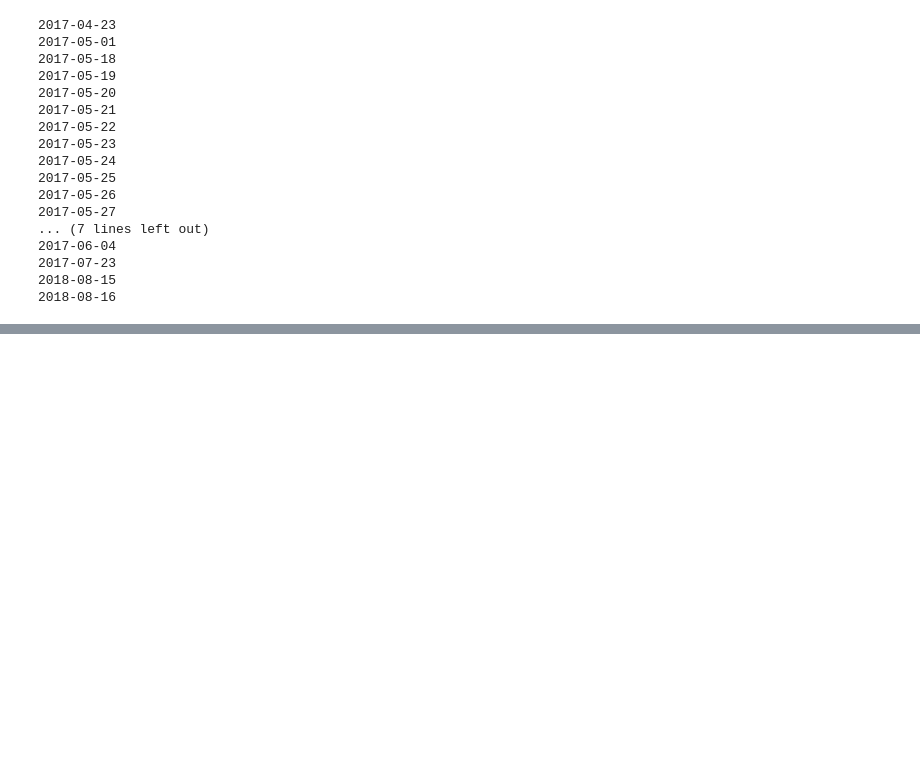
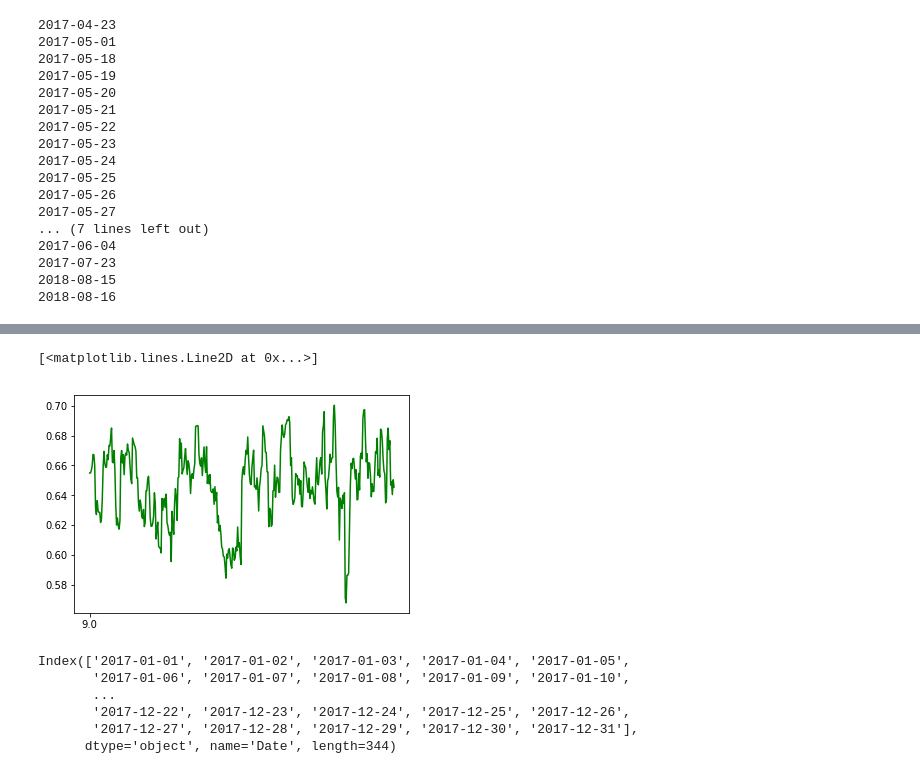
Before and after one commit to ajt025/Moodsic, a Jupyter notebook: Scraping url.ipynb, the cells around one changed output, grey strips where cells are left out. Saved outputs shown, nothing was run; the diff lists cells and outputs as text; code cells hidden in the pictures; blank space fills up the shorter version.

```diff
--- a/Scraping url.ipynb
+++ b/Scraping url.ipynb
@@ -77,0 +163,22 @@ df
+# %%
+df1 = combined.groupby(['Date']).mean()
+# %%
+seasonNum = []
+season = []
+# Add Season column
+for i in range(len(df1)):
+    day = df1.iloc[i]
+    if day['Month'] in [9, 10, 11]:
+        seasonNum.append(0)
+        season.append('Fall')
+    elif day['Month'] in [12, 1, 2]:
+        seasonNum.append(1)
+        season.append('Winter')
+    elif day['Month'] in [3, 4, 5]:
+        seasonNum.append(2)
+        season.append('Spring')
+    else:
+        seasonNum.append(3)
+        season.append('Summer')
+df1['SeasonNum'] = seasonNum
+df1['Season'] = season
@@ -77,0 +187,2 @@ df
+# %%
+df_2018 = df1.tail(363)
@@ -77,0 +191,2 @@ df
+# %%
+df_2018 = df_2018.sort_values(by=['SeasonNum', 'Date'])
@@ -77,0 +215,26 @@ df
+# %%
+# Plotting
+import matplotlib.pyplot as plt
+# ### Drawing a Line Plot
+# star = mpath.Path.unit_regular_star(6)
+# circle = mpath.Path.unit_circle()
+# # concatenate the circle with an internal cutout of the star
+# verts = np.concatenate([circle.vertices, star.vertices[::-1, ...]])
+# codes = np.concatenate([circle.codes, star.codes])
+# cut_star = mpath.Path(verts, codes)
+days = df_2018['Month']
+danceability = df_2018['energy']
+plt.xticks(range(1), days)
+plt.plot(danceability,color='green')
+# %% [output]
+[<matplotlib.lines.Line2D at 0x...>]
+[figure, added]
+# %%
+df_2017.i
+# %% [output]
+Index(['2017-01-01', '2017-01-02', '2017-01-03', '2017-01-04', '2017-01-05',
+       '2017-01-06', '2017-01-07', '2017-01-08', '2017-01-09', '2017-01-10',
+       ...
+       '2017-12-22', '2017-12-23', '2017-12-24', '2017-12-25', '2017-12-26',
+       '2017-12-27', '2017-12-28', '2017-12-29', '2017-12-30', '2017-12-31'],
+      dtype='object', name='Date', length=344)
```
Also changed, not shown: parts of 15 cells of this notebook.
